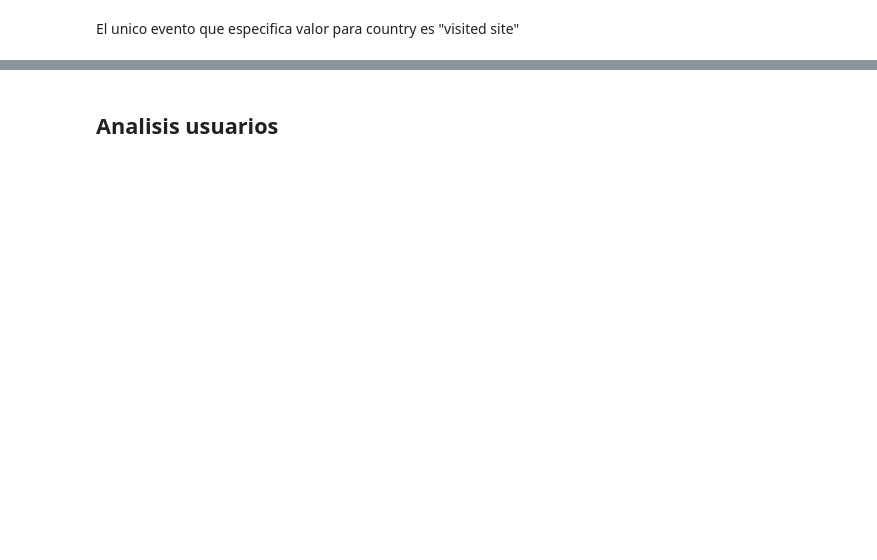
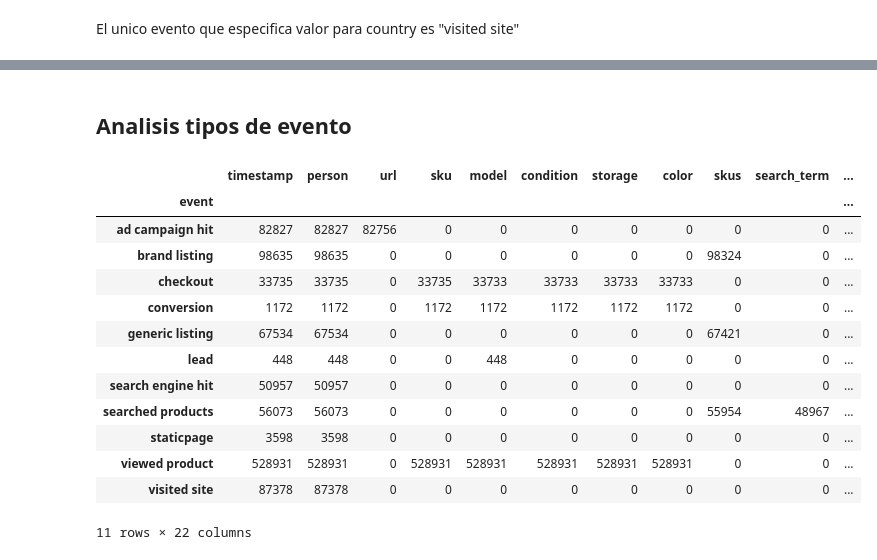
Before and after one commit to AlejandroKler/Datos-TP1, a Jupyter notebook: Analisis-Exploratorio.ipynb, the cells around one changed output, grey strips where cells are left out. Saved outputs shown, nothing was run; the diff lists cells and outputs as text; code cells hidden in the pictures; blank space fills up the shorter version.

Commit message:
Lista de columnas usadas por cada evento

```diff
--- a/Analisis-Exploratorio.ipynb
+++ b/Analisis-Exploratorio.ipynb
@@ -54,2 +147,2 @@ g.set_title('Cantidad de eventos por dia de la semana')
 # %% [markdown]
-## Analisis usuarios
+## Analisis tipos de evento
@@ -57,0 +149,18 @@ df
+# %%
+colUsadasEventos = df.groupby(by = 'event').count()
+colUsadasEventos
+# %% [output]
+|  | timestamp | person | url | sku | model | condition | storage | color | skus | search_term | ... |
+| event |  |  |  |  |  |  |  |  |  |  | ... |
+| ad campaign hit | 82827 | 82827 | 82756 | 0 | 0 | 0 | 0 | 0 | 0 | 0 | ... |
+| brand listing | 98635 | 98635 | 0 | 0 | 0 | 0 | 0 | 0 | 98324 | 0 | ... |
+| checkout | 33735 | 33735 | 0 | 33735 | 33733 | 33733 | 33733 | 33733 | 0 | 0 | ... |
+| conversion | 1172 | 1172 | 0 | 1172 | 1172 | 1172 | 1172 | 1172 | 0 | 0 | ... |
+| generic listing | 67534 | 67534 | 0 | 0 | 0 | 0 | 0 | 0 | 67421 | 0 | ... |
+| lead | 448 | 448 | 0 | 0 | 448 | 0 | 0 | 0 | 0 | 0 | ... |
+| search engine hit | 50957 | 50957 | 0 | 0 | 0 | 0 | 0 | 0 | 0 | 0 | ... |
+| searched products | 56073 | 56073 | 0 | 0 | 0 | 0 | 0 | 0 | 55954 | 48967 | ... |
+| staticpage | 3598 | 3598 | 0 | 0 | 0 | 0 | 0 | 0 | 0 | 0 | ... |
+| viewed product | 528931 | 528931 | 0 | 528931 | 528931 | 528931 | 528931 | 528931 | 0 | 0 | ... |
+| visited site | 87378 | 87378 | 0 | 0 | 0 | 0 | 0 | 0 | 0 | 0 | ... |
+11 rows × 22 columns
```
Also changed, not shown: parts of 14 cells of this notebook.
